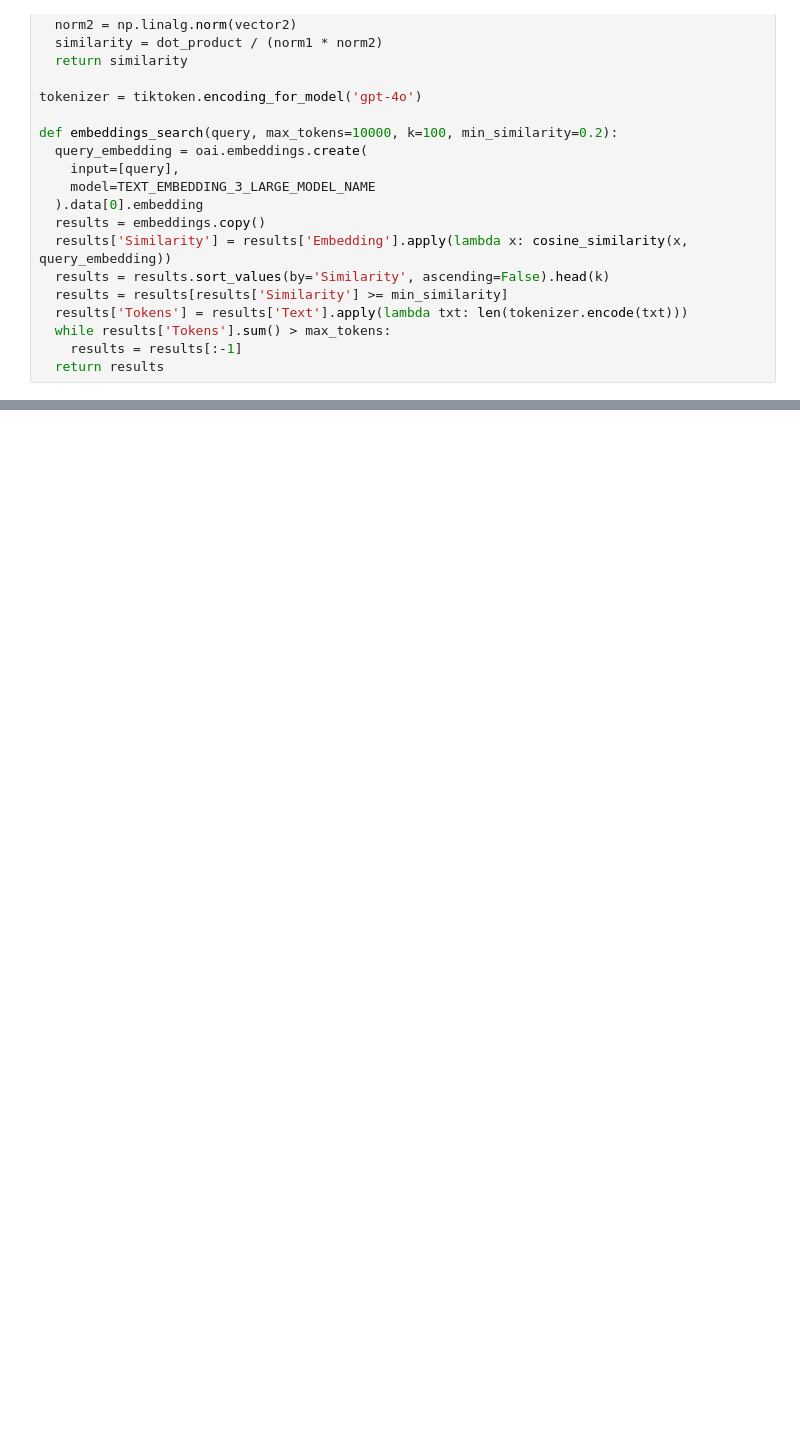
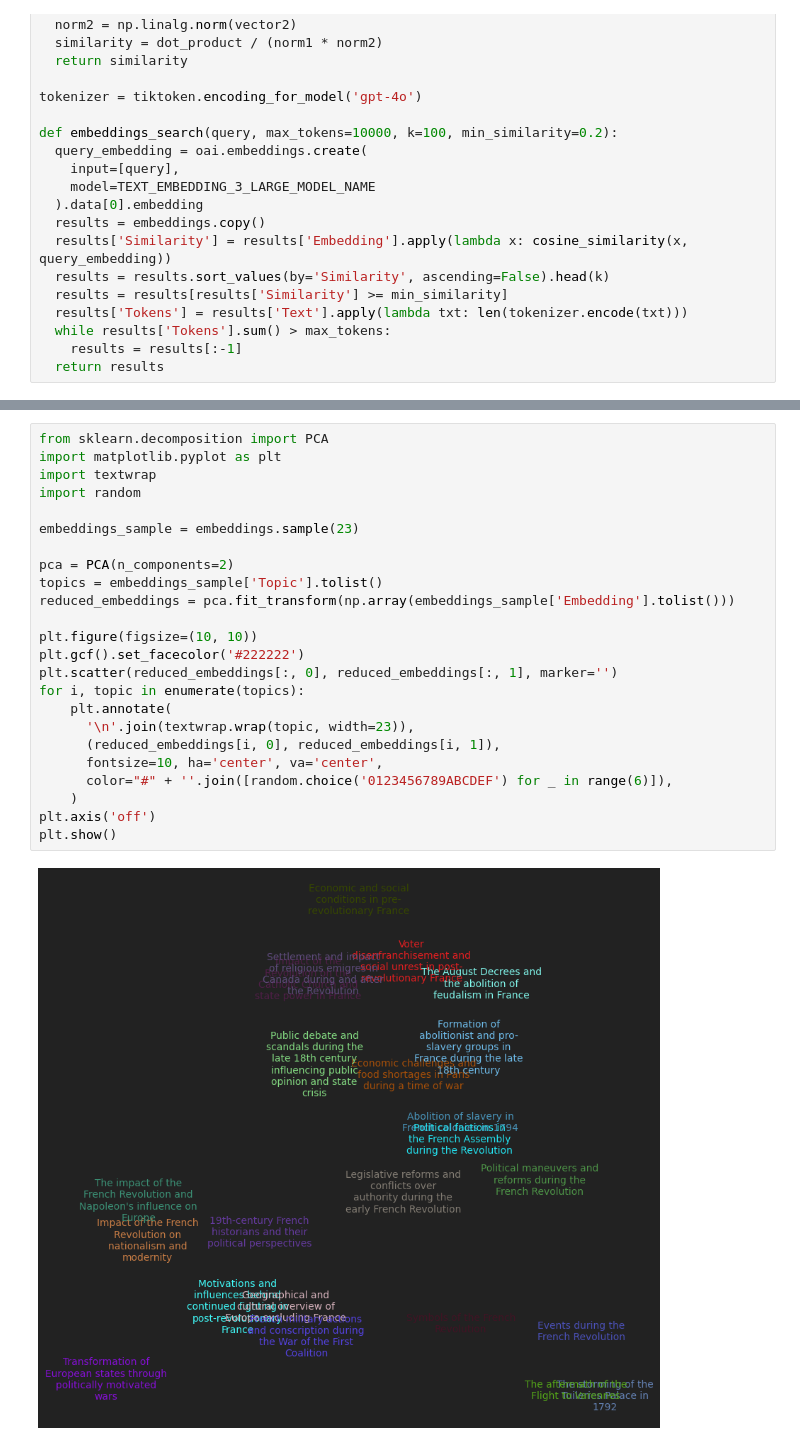
Before and after one commit to intellectronica/battle-of-the-semantics, a Jupyter notebook: battle-of-the-semantics.ipynb, the cells around one changed output, grey strips where cells are left out. Cells and saved outputs as stored; diff of their text form; blank space fills up the shorter version.

```diff
--- a/battle-of-the-semantics.ipynb
+++ b/battle-of-the-semantics.ipynb
@@ -149,0 +145,26 @@ embeddings_search('Robespierre', max_tokens=700)
+# %%
+from sklearn.decomposition import PCA
+import matplotlib.pyplot as plt
+import textwrap
+import random
+
+embeddings_sample = embeddings.sample(23)
+
+pca = PCA(n_components=2)
+topics = embeddings_sample['Topic'].tolist()
+reduced_embeddings = pca.fit_transform(np.array(embeddings_sample['Embedding'].tolist()))
+
+plt.figure(figsize=(10, 10))
+plt.gcf().set_facecolor('#222222')
+plt.scatter(reduced_embeddings[:, 0], reduced_embeddings[:, 1], marker='')
+for i, topic in enumerate(topics):
+    plt.annotate(
+      '\n'.join(textwrap.wrap(topic, width=23)),
+      (reduced_embeddings[i, 0], reduced_embeddings[i, 1]),
+      fontsize=10, ha='center', va='center',
+      color="#" + ''.join([random.choice('0123456789ABCDEF') for _ in range(6)]),
+    )
+plt.axis('off')
+plt.show()
+# %% [output]
+[figure, added]
```
Also changed, not shown: parts of 4 cells of this notebook.
